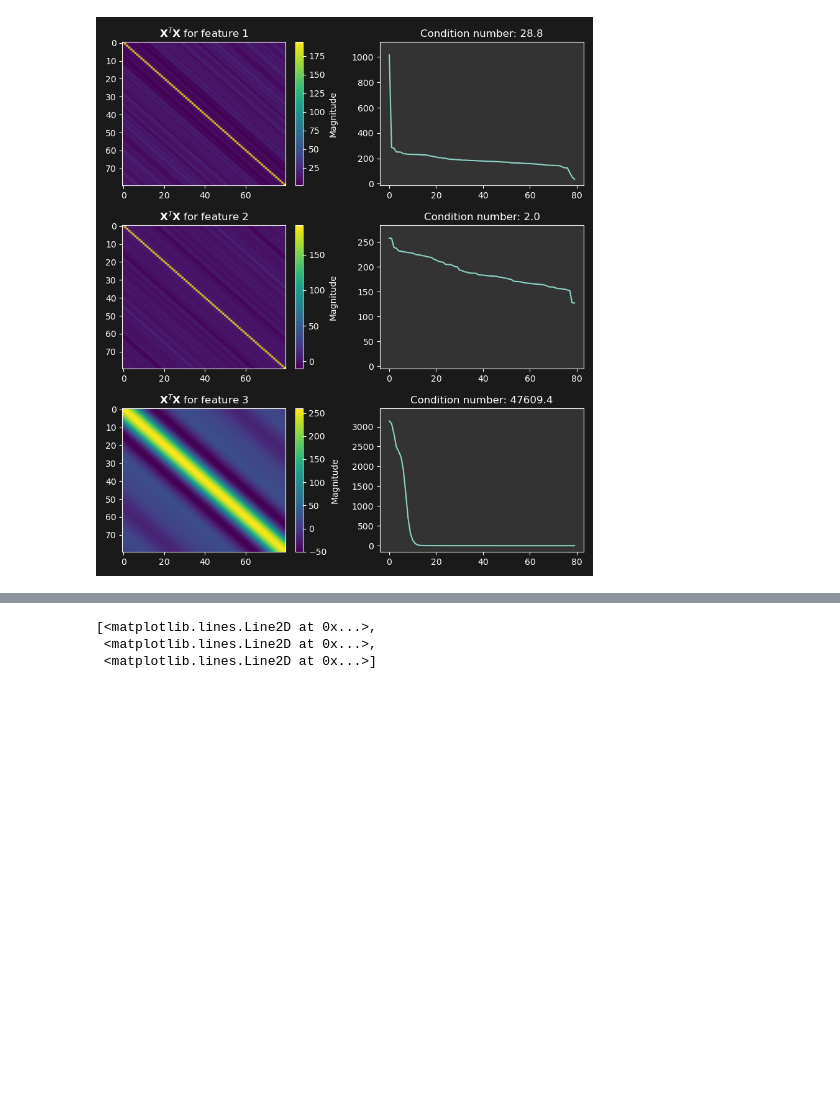
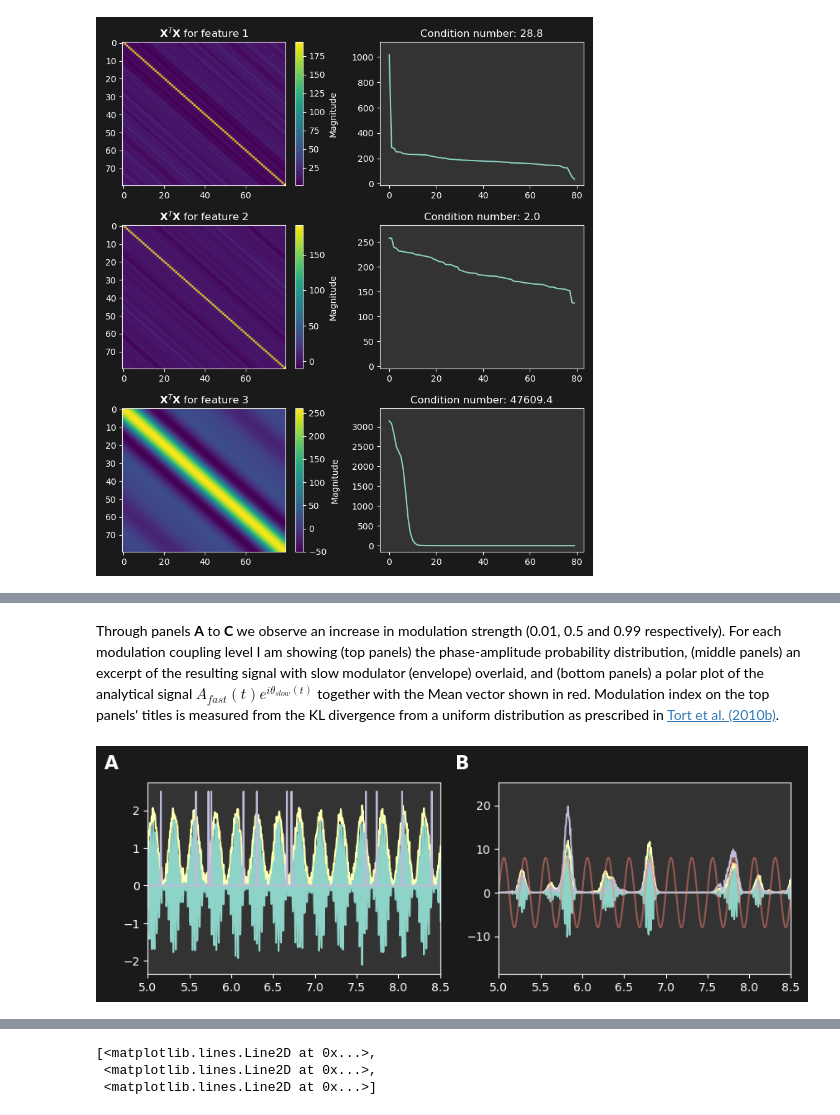
Before and after one commit to CNSP-Workshop/CNSP25_tutorial_HWeissbart, a Jupyter notebook: notebooks/part_1.ipynb, the cells around one changed output, grey strips where cells are left out. Cells and saved outputs as stored; diff of their text form; code cells hidden in the pictures; blank space fills up the shorter version.

```diff
--- a/notebooks/part_1.ipynb
+++ b/notebooks/part_1.ipynb
@@ -442,0 +668,24 @@ VBox(children=(VBox(children=(HTML(value='<h2>TRF Explorer</h2>This interactive
+# %% [markdown]
+Through panels **A** to **C** we observe an increase in modulation strength (0.01, 0.5 and 0.99 respectively). For each modulation coupling level I am showing (top panels) the phase-amplitude probability distribution, (middle panels) an excerpt of the resulting signal with slow modulator (envelope) overlaid, and (bottom panels) a polar plot of the analytical signal $A_{fast}(t)e^{i\theta_{slow}(t)}$ together with the Mean vector shown in red. Modulation index on the top panels' titles is measured from the KL divergence from a uniform distribution as prescribed in [Tort et al. (2010b)](https://journals.physiology.org/doi/full/10.1152/jn.00106.2010).
+# %%
+signal_slow, signal_fast, env_fast, carrier_fast = generate_modulated_signal(t, 0.9, noise=0.1)
+signal_fast_onset, signal_fast_val, onsets, valued, modulator_onset, modulator_value = generate_event_modulated_signal(t, env_fast, carrier_fast)
+# %%
+f, ax = plt.subplots(1, 2, figsize=(10, 3))
+
+ax[0].plot(t, signal_fast)
+ax[0].plot(t, env_fast)
+ax[0].plot(t, onsets*2.5)
+ax[0].set_xlim([5, 8.5])
+
+ax[1].plot(t, signal_fast_onset)
+ax[1].plot(t, env_fast * modulator_onset)
+ax[1].plot(t, env_fast * modulator_value)
+ax[1].plot(t, signal_slow * 8, alpha=0.5)
+ax[1].set_xlim([5, 8.5])
+
+for i, label in enumerate(('A', 'B')):
+    ax[i].text(-0.1, 1.15, label, transform=ax[i].transAxes,
+      fontsize=16, fontweight='bold', va='top', ha='right')
+# %% [output]
+[figure, added]
```
Also changed, not shown: parts of 21 cells of this notebook, 1 other file.
